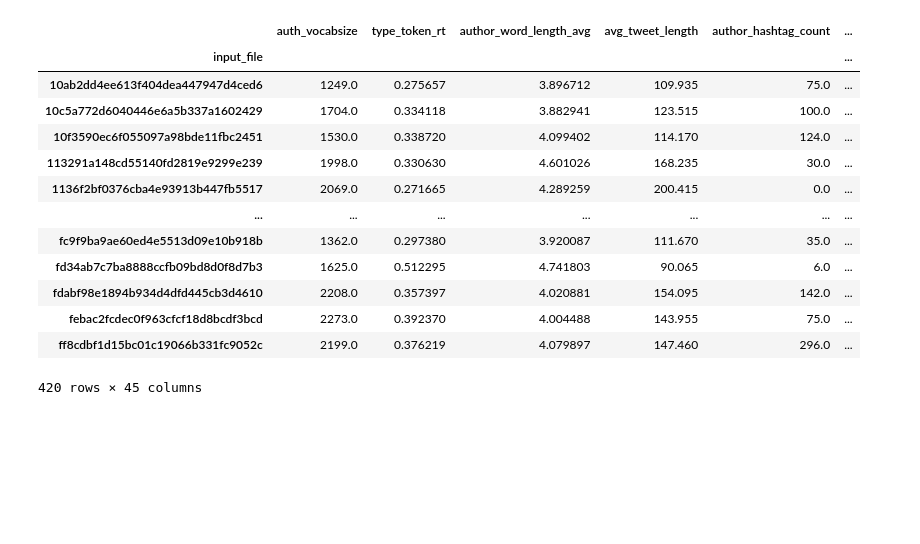
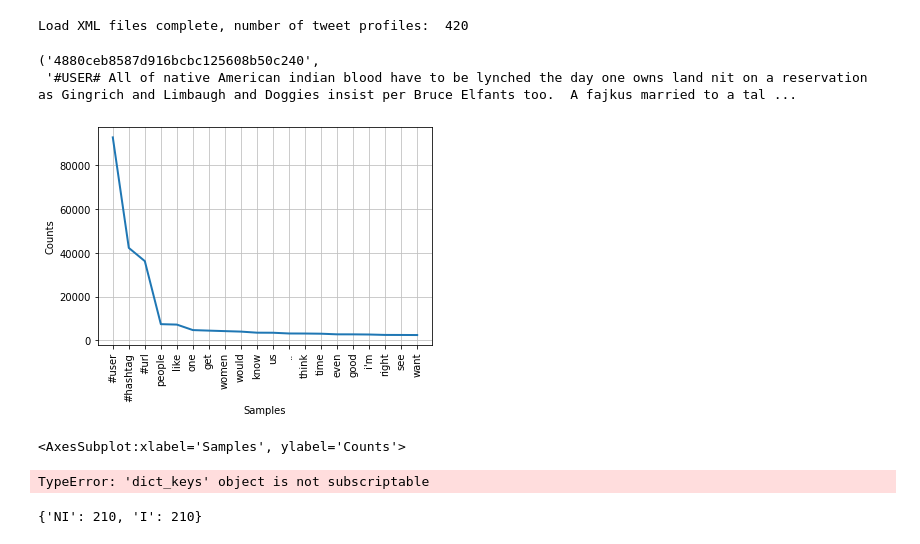
Before and after one commit to tfnribeiro/zenodo-PAN22-aut-prof-irony-stereotype, a Jupyter notebook: Data Analysis.ipynb, the cells around one changed output. Saved outputs shown, nothing was run; the diff lists cells and outputs as text; code cells hidden in the pictures; blank space fills up the shorter version.

Commit message:
Added Data Analysis for the Questions

```diff
--- a/Data Analysis.ipynb
+++ b/Data Analysis.ipynb
@@ -3,20 +0,0 @@ import pandas as pd
-# %%
-df = pd.read_csv('pd_X_features.csv')
-df = df.set_index("input_file")
-df = df.drop(['Unnamed: 0'], axis=1)
-df
-# %% [output]
-|  | auth_vocabsize | type_token_rt | author_word_length_avg | avg_tweet_length | author_hashtag_count | ... |
-| input_file |  |  |  |  |  | ... |
-| 10ab2dd4ee613f404dea447947d4ced6 | 1249.0 | 0.275657 | 3.896712 | 109.935 | 75.0 | ... |
-| 10c5a772d6040446e6a5b337a1602429 | 1704.0 | 0.334118 | 3.882941 | 123.515 | 100.0 | ... |
-| 10f3590ec6f055097a98bde11fbc2451 | 1530.0 | 0.338720 | 4.099402 | 114.170 | 124.0 | ... |
-| 113291a148cd55140fd2819e9299e239 | 1998.0 | 0.330630 | 4.601026 | 168.235 | 30.0 | ... |
-| 1136f2bf0376cba4e93913b447fb5517 | 2069.0 | 0.271665 | 4.289259 | 200.415 | 0.0 | ... |
-| ... | ... | ... | ... | ... | ... | ... |
-| fc9f9ba9ae60ed4e5513d09e10b918b | 1362.0 | 0.297380 | 3.920087 | 111.670 | 35.0 | ... |
-| fd34ab7c7ba8888ccfb09bd8d0f8d7b3 | 1625.0 | 0.512295 | 4.741803 | 90.065 | 6.0 | ... |
-| fdabf98e1894b934d4dfd445cb3d4610 | 2208.0 | 0.357397 | 4.020881 | 154.095 | 142.0 | ... |
-| febac2fcdec0f963cfcf18d8bcdf3bcd | 2273.0 | 0.392370 | 4.004488 | 143.955 | 75.0 | ... |
-| ff8cdbf1d15bc01c19066b331fc9052c | 2199.0 | 0.376219 | 4.079897 | 147.460 | 296.0 | ... |
-420 rows × 45 columns
@@ -22,0 +10,4 @@ df
+# %%
+X, y, USERCODE_X, lang = load_dataset(os.path.join(os.getcwd(),"data","en"))
+# %% [output]
+Load XML files complete, number of tweet profiles:  420
@@ -22,0 +16,32 @@ df
+# %%
+usercode_train[0], X_train[0,0]
+# %% [output]
+('4880ceb8587d916bcbc125608b50c240',
+ '#USER# All of native American indian blood have to be lynched the day one owns land nit on a reservation as Gingrich and Limbaugh and Doggies insist per Bruce Elfants too.  A fajkus married to a tal ...
+# %%
+corpus = get_corpus(X)
+stop_words = set(stopwords.words('english'))
+# %%
+fdist = FreqDist()
+tknzr = TweetTokenizer()
+for word in tknzr.tokenize(corpus):
+    if (word.lower() not in stop_words and word not in string.punctuation
+         and word != '’' and word != '...' and word != '“' and word != '”'
+         and word != 'i\'m'):
+        fdist[word.lower()] += 1
+# %%
+fdist.plot(20)
+# %% [output]
+[figure, added]
+<AxesSubplot:xlabel='Samples', ylabel='Counts'>
+# %%
+fdist.keys()[:10]
+# %% [output]
+TypeError: 'dict_keys' object is not subscriptable
+# %%
+label_counts = {'NI':0, 'I':0}
+for label in y:
+    label_counts[label] += 1
+label_counts
+# %% [output]
+{'NI': 210, 'I': 210}
```
Also changed, not shown: parts of 28 cells of this notebook, 9 other files.
